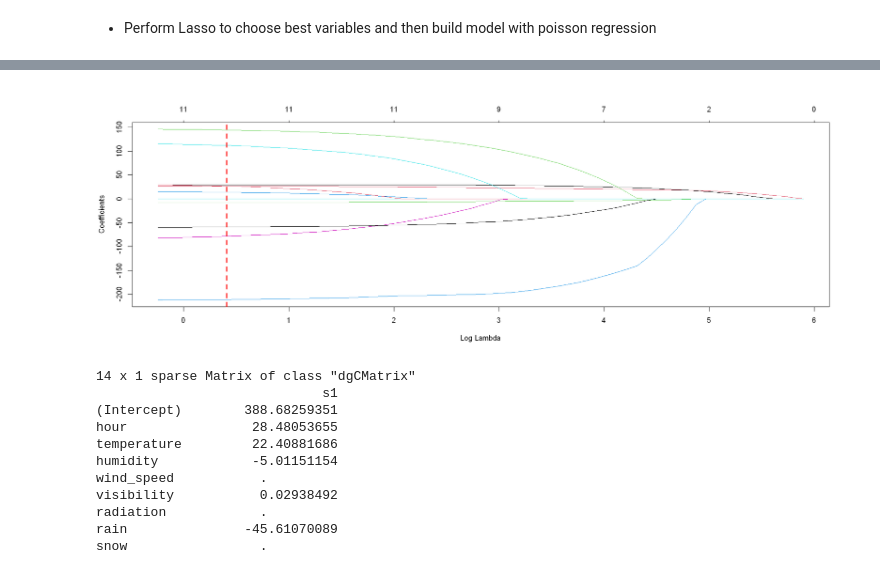
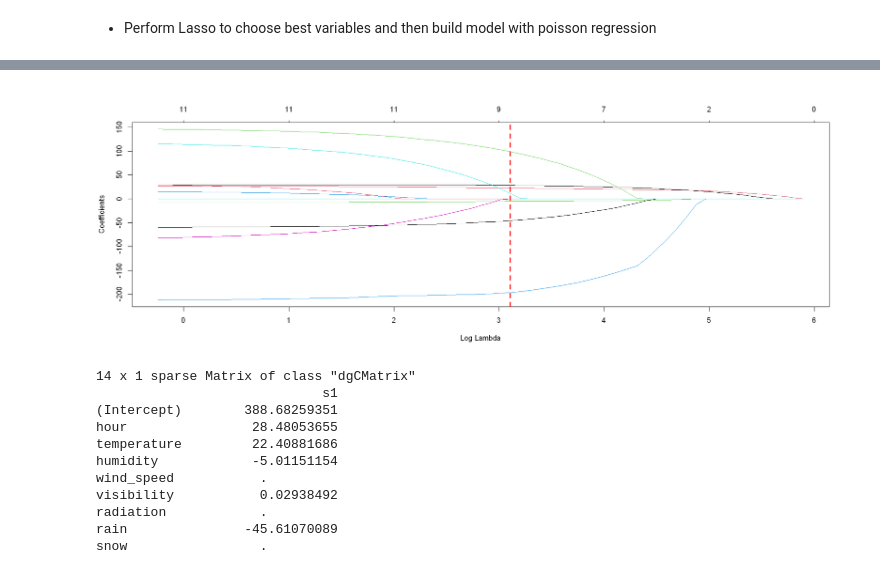
Before and after one commit to omertahi/STAT301-Project, a Jupyter notebook: Final Report.ipynb, the cells around one changed output, grey strips where cells are left out. Saved outputs shown, nothing was run; the diff lists cells and outputs as text; code cells hidden in the pictures.

Commit message:
Added Lasso selection with Poisson regression

```diff
--- a/Final Report.ipynb
+++ b/Final Report.ipynb
@@ -271,7 +254,9 @@ set.seed(1234)
 bike_data_final <-
     bike_data %>%
     select(-c("dew_point_temp", "date")) %>%
-    mutate(ID = 1:nrow(.))
+    mutate(ID = 1:nrow(.),
+           season = as.factor(season),
+           holiday = as.factor(holiday))
 
 training_bike <- sample_n(bike_data_final, size = nrow(bike_data_final) * 0.70, replace = FALSE)
 
@@ -368,6 +342,8 @@ rmse(pred = test_predictions_reduced_OLS, actuals = testing_bike$bike_count)
 # %% [markdown]
 * Perform Lasso to choose best variables and then build model with poisson regression
 # %%
+set.seed(1234)
+
 X_train <- model.matrix(object = bike_count ~ . - 1,
                         data = training_bike)
 
@@ -388,5 +364,9 @@ cv_lambda_LASSO <- cv.glmnet(
   x = X_train,
   y = Y_train,
   alpha = 1,
-  lambda = NULL
+  lambda = NULL,
+  nfolds = 10
 )
+
+## Obtain the plot
+plot(cv_lambda_LASSO, main = "Lambda selection by CV with LASSO\n\n")
@@ -406,8 +375,8 @@ log(cv_lambda_LASSO$lambda.min)
 # %%
 plot(cv_lambda_LASSO$glmnet.fit, "lambda")
-abline(v = log(cv_lambda_LASSO$lambda.min), col = "red", lwd = 3, lty = 2)
+abline(v = log(cv_lambda_LASSO$lambda.1se), col = "red", lwd = 3, lty = 2)
 # %% [output]
-[figure, old version]
+[figure, new version]
 # %%
 coef(cv_lambda_LASSO)
 # %% [output]
```
Also changed, not shown: parts of 6 cells of this notebook.
